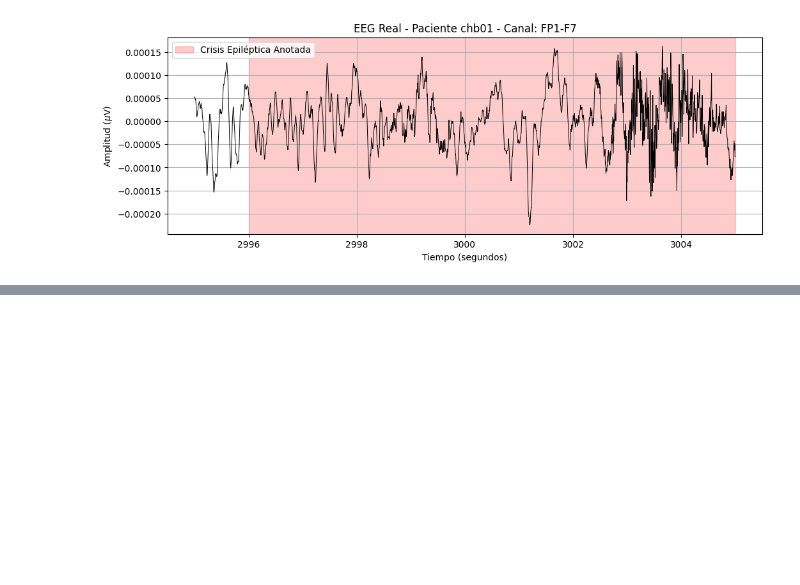
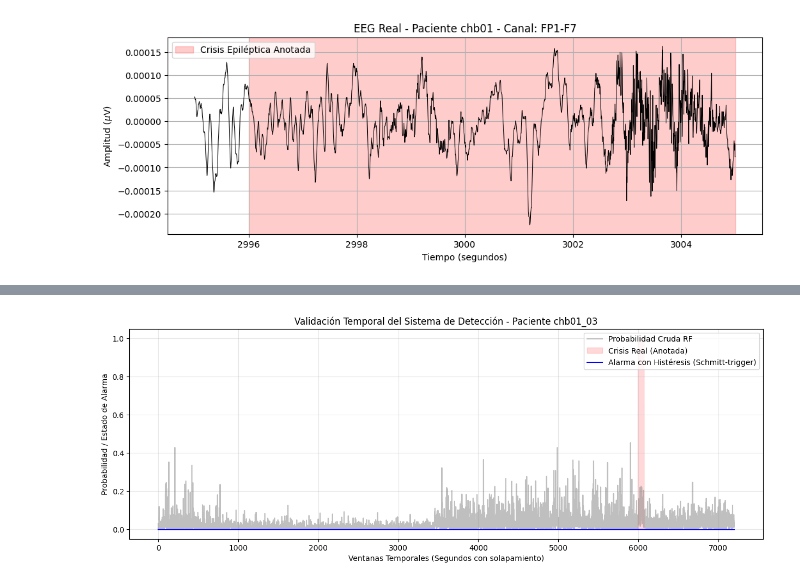
Before and after one commit to JoaquinKinder/eeg-seizure-detection, a Jupyter notebook: notebooks/04_real_data_processing.ipynb, the cells around one changed output, grey strips where cells are left out. Drawn from its saved outputs; the diff is of its cells as text; code cells hidden in the pictures; blank space fills up the shorter version.

```diff
--- a/notebooks/04_real_data_processing.ipynb
+++ b/notebooks/04_real_data_processing.ipynb
@@ -58,0 +304,23 @@ Cantidad de muestras en estado de crisis real: 10240 muestras (~40.0 segundos)
+# %%
+import matplotlib.pyplot as plt
+
+plt.figure(figsize=(15, 5))
+
+# 1. Graficamos la probabilidad que escupe el Random Forest
+plt.plot(probabilidades_test, color='gray', alpha=0.5, label='Probabilidad Cruda RF')
+
+# 2. Graficamos dónde estuvo la crisis real según el neurólogo
+plt.fill_between(range(len(y_test)), 0, y_test, color='red', alpha=0.15, label='Crisis Real (Anotada)')
+
+# 3. Graficamos la salida de tu Histéresis
+plt.plot(predicciones_histeresis, color='blue', lw=1.5, label='Alarma con Histéresis (Schmitt-trigger)')
+
+plt.title("Validación Temporal del Sistema de Detección - Paciente chb01_03")
+plt.xlabel("Ventanas Temporales (Segundos con solapamiento)")
+plt.ylabel("Probabilidad / Estado de Alarma")
+plt.ylim(-0.05, 1.05)
+plt.legend(loc='upper right')
+plt.grid(True, alpha=0.3)
+plt.show()
+# %% [output]
+[figure, added]
```
Also changed, not shown: parts of 7 cells of this notebook, 1 other file.
